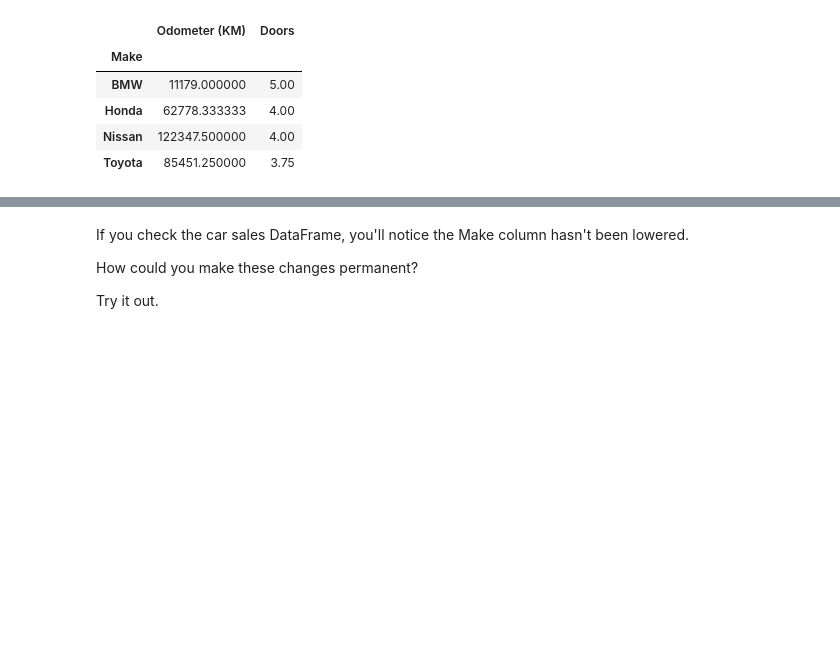
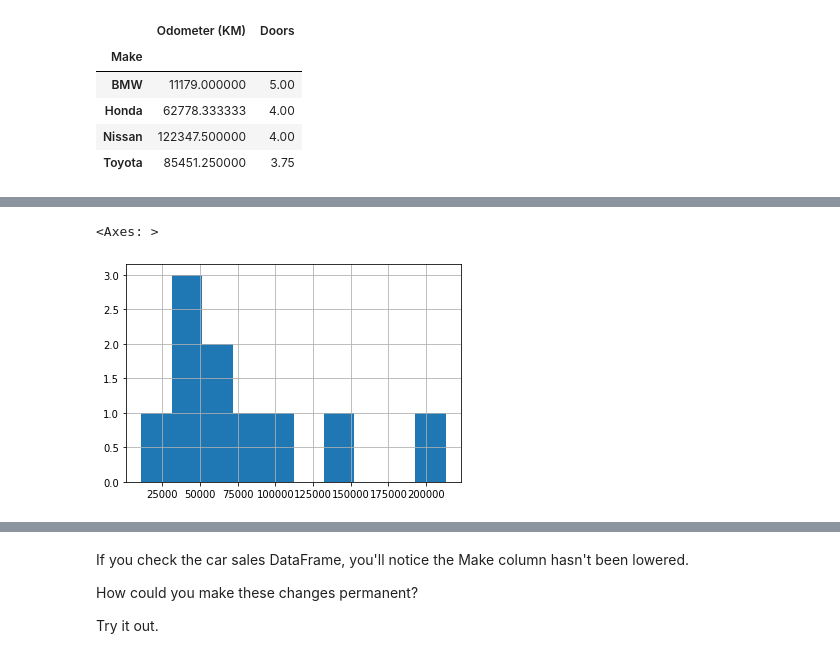
Before and after one commit to Jai3-ui/Machine-Learning-, a Jupyter notebook: Libraries/Pandas/Pandas_Assignment.ipynb, the cells around one changed output, grey strips where cells are left out. Saved outputs shown, nothing was run; the diff lists cells and outputs as text; code cells hidden in the pictures; blank space fills up the shorter version.

```diff
--- a/Libraries/Pandas/Pandas_Assignment.ipynb
+++ b/Libraries/Pandas/Pandas_Assignment.ipynb
@@ -230,2 +231,6 @@ ModuleNotFoundError: No module named 'mathplotlib'
 # %%
 # Create a histogram of the Odometer column using hist()
+car_sales["Odometer (KM)"].hist()
+# %% [output]
+<Axes: >
+[figure, added]
```
Also changed, not shown: parts of 19 cells of this notebook.
